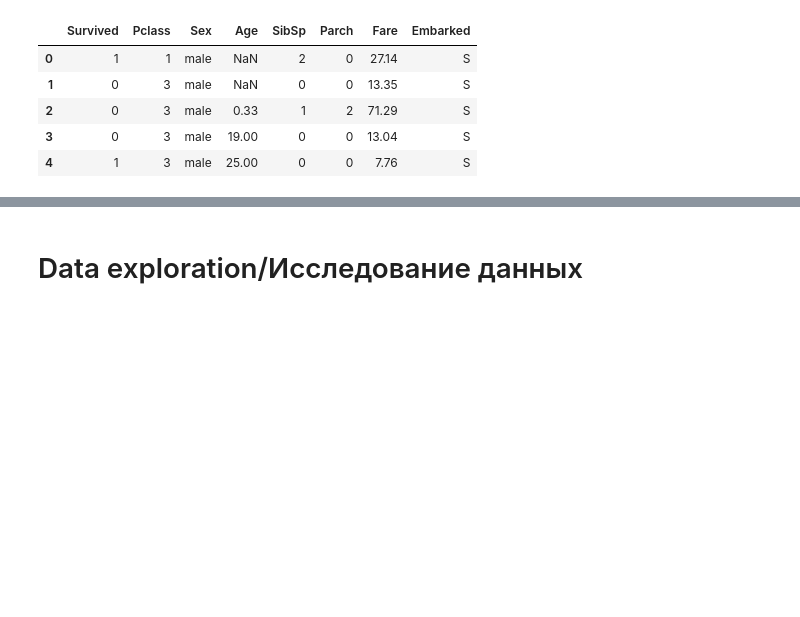
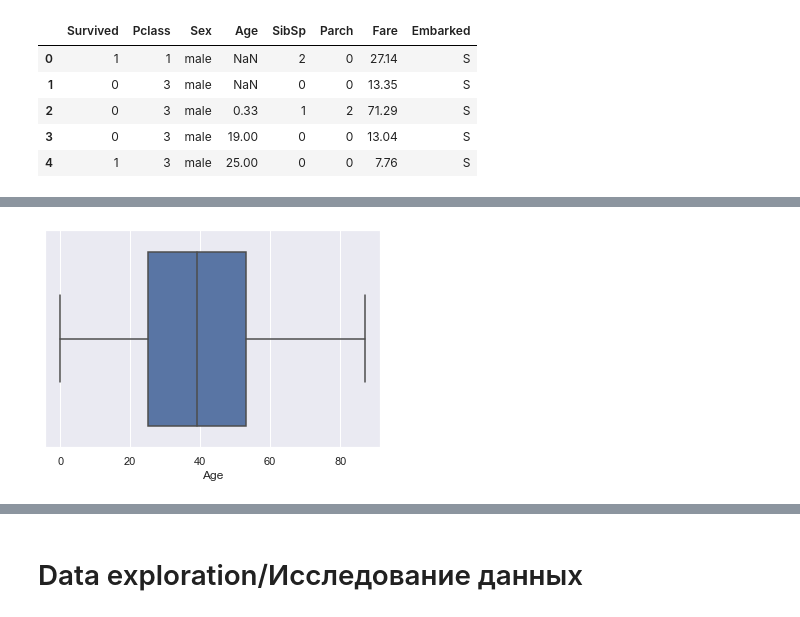
Before and after one commit to kirshak0yulia/Repository_1, a Jupyter notebook: eda.ipynb, the cells around one changed output, grey strips where cells are left out. Saved outputs shown, nothing was run; the diff lists cells and outputs as text; code cells hidden in the pictures; blank space fills up the shorter version.

```diff
--- a/eda.ipynb
+++ b/eda.ipynb
@@ -137,0 +141,5 @@ synthanic_data.describe()
+# %%
+# Построим boxplot, чтобы оценить возраст большинства пассажиров
+sns.boxplot(x= synthanic_data['Age']);
+# %% [output]
+[figure, added]
```
Also changed, not shown: parts of 43 cells of this notebook.
